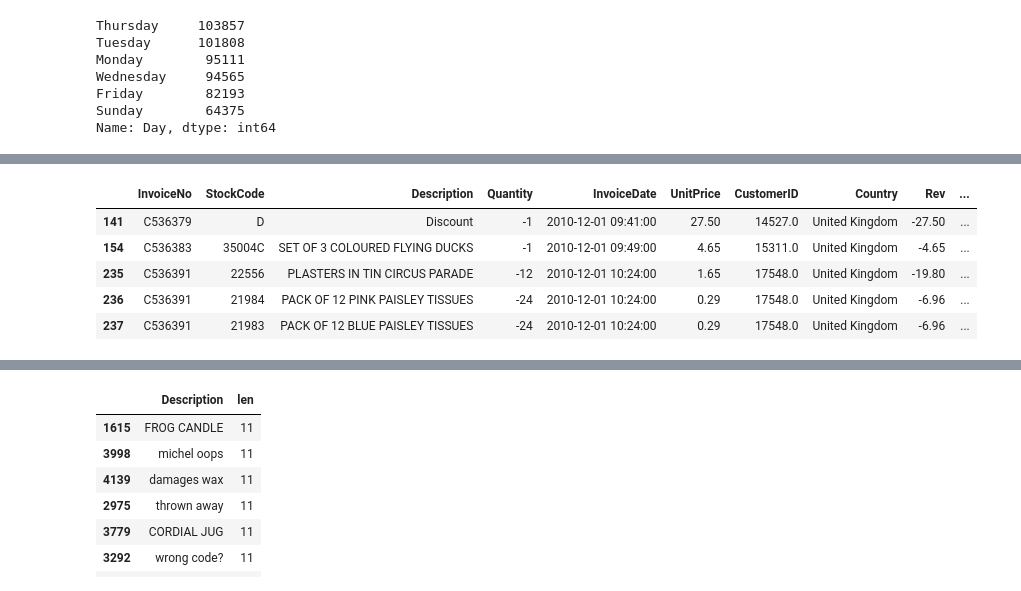
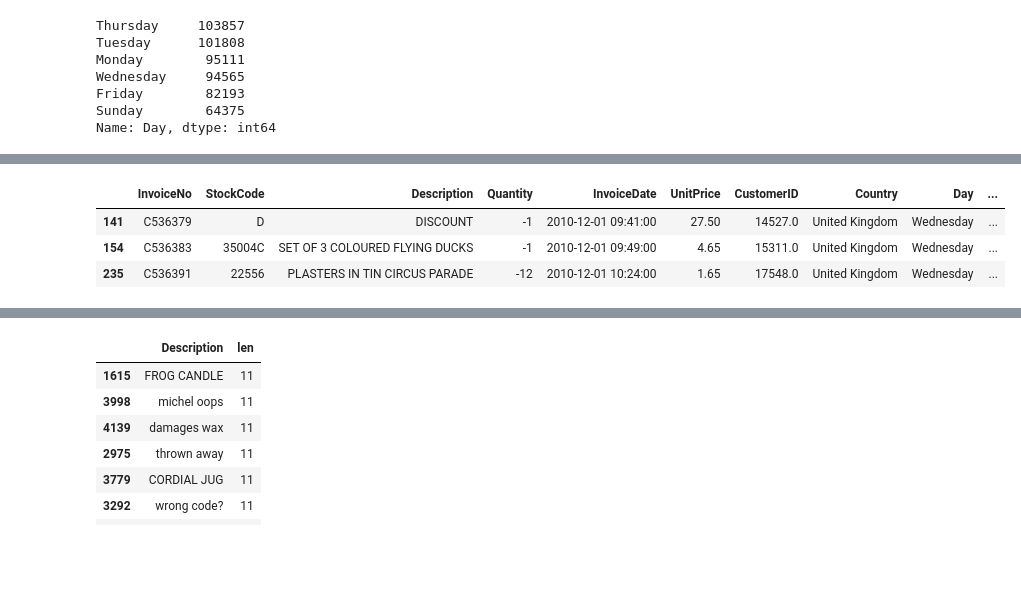
Before and after one commit to tristar82/Project-Week-8-Final-Project, a Jupyter notebook: your-project/Code/1_EDA_Cleaning.ipynb, the cells around one changed output, grey strips where cells are left out. Cells and saved outputs as stored; diff of their text form; code cells hidden in the pictures; blank space fills up the shorter version.

```diff
--- a/your-project/Code/1_EDA_Cleaning.ipynb
+++ b/your-project/Code/1_EDA_Cleaning.ipynb
@@ -53,0 +52,10 @@ df['Day'] = df['InvoiceDate'].dt.day_name()
+# %%
+#Cast Description to Uppercase
+df.Description = df.Description.str.upper()
+# %%
+#Convert datetime field to Day, Month and Year
+df['Day'] = df['InvoiceDate'].dt.day_name()
+df['Month'] = df['InvoiceDate'].dt.month_name()
+df['Year'] = pd.DatetimeIndex(df['InvoiceDate']).year
+df['WeekNum'] = df['InvoiceDate'].dt.week
+df.head()
@@ -79,4 +90,5 @@ df.head()
 # %%
+#Identify if Return(1) or Sale(0)
 def transtype(row):
     """
     Input:
@@ -84,7 +96,7 @@ def transtype(row):
 
     The purpose of this function is to .....
     """
-    if row['Quantity'] < 0 :
+    if row['Quantity'] <= 0 :
         return 1
     else:
         return 0
@@ -101,9 +113,8 @@ df.head()
 # %%
-df.loc[(df['Return'] == 1)].head()
+#Check Return Flag Worked (Part One)
+df.loc[(df['Return'] == 1)].head(3)
 # %% [output]
-|  | InvoiceNo | StockCode | Description | Quantity | InvoiceDate | UnitPrice | CustomerID | Country | Rev | ... |
-| 141 | C536379 | D | Discount | -1 | 2010-12-01 09:41:00 | 27.50 | 14527.0 | United Kingdom | -27.50 | ... |
-| 154 | C536383 | 35004C | SET OF 3 COLOURED FLYING DUCKS | -1 | 2010-12-01 09:49:00 | 4.65 | 15311.0 | United Kingdom | -4.65 | ... |
-| 235 | C536391 | 22556 | PLASTERS IN TIN CIRCUS PARADE | -12 | 2010-12-01 10:24:00 | 1.65 | 17548.0 | United Kingdom | -19.80 | ... |
-| 236 | C536391 | 21984 | PACK OF 12 PINK PAISLEY TISSUES | -24 | 2010-12-01 10:24:00 | 0.29 | 17548.0 | United Kingdom | -6.96 | ... |
-| 237 | C536391 | 21983 | PACK OF 12 BLUE PAISLEY TISSUES | -24 | 2010-12-01 10:24:00 | 0.29 | 17548.0 | United Kingdom | -6.96 | ... |
+|  | InvoiceNo | StockCode | Description | Quantity | InvoiceDate | UnitPrice | CustomerID | Country | Day | ... |
+| 141 | C536379 | D | DISCOUNT | -1 | 2010-12-01 09:41:00 | 27.50 | 14527.0 | United Kingdom | Wednesday | ... |
+| 154 | C536383 | 35004C | SET OF 3 COLOURED FLYING DUCKS | -1 | 2010-12-01 09:49:00 | 4.65 | 15311.0 | United Kingdom | Wednesday | ... |
+| 235 | C536391 | 22556 | PLASTERS IN TIN CIRCUS PARADE | -12 | 2010-12-01 10:24:00 | 1.65 | 17548.0 | United Kingdom | Wednesday | ... |
```
Also changed, not shown: parts of 48 cells of this notebook, 10 other files.
